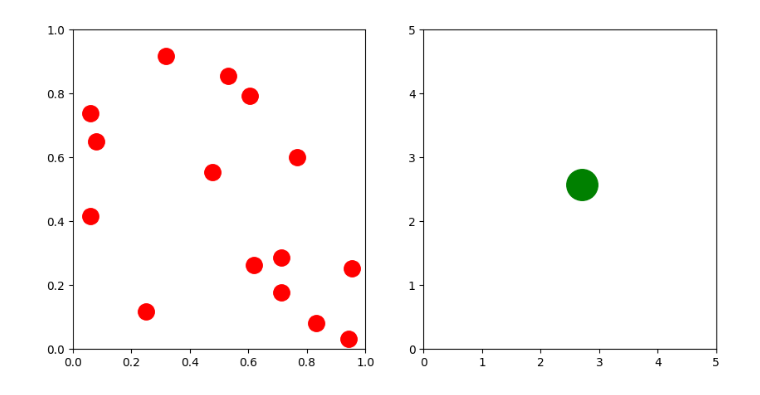
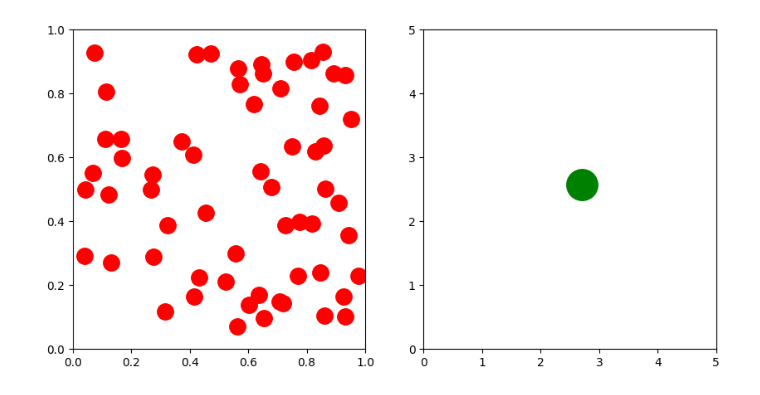
Before and after one commit to daniel-mcdermott/PHY571-Brazil, a Jupyter notebook: BrazilNuts.ipynb, the cells around one changed output. Cells and saved outputs as stored; diff of their text form; code cells hidden in the pictures.

Commit message:
Increased Number of disks, test to see the commits working

```diff
--- a/BrazilNuts.ipynb
+++ b/BrazilNuts.ipynb
@@ -154,35 +154,35 @@ class SingleDisk:
 # Test the classes
 
 # Create Disks object
-disks = Disks(15, 0.02)
+disks = Disks(60, 0.02)
 
 # Create SingleDisk object
 pos = np.array([2.5, 2.5])
 vel = np.array([1., 0.4])
 disk = SingleDisk(0.3, 5., 5., pos, vel)
 
 # Plotting
 fig, axs = plt.subplots(1, 2, figsize=(10, 5))
 axs[0].set_xlim(0, 1)
 axs[0].set_ylim(0, 1)
 axs[1].set_xlim(0, 5)
 axs[1].set_ylim(0, 5)
 
 line_disks, = axs[0].plot([], [], 'ro', ms=14)
 line_disk, = axs[1].plot([], [], 'go', ms=27)
 
 
 def animate(i):
     disks.step(0.01)
     line_disks.set_data(disks.positions[:, 0], disks.positions[:, 1])
 
     disk.step(0.1)
     line_disk.set_data(disk.position[0], disk.position[1])
 
     return line_disks, line_disk
 
 
 anim = animation.FuncAnimation(fig, animate, interval=10, blit=True, frames=500, repeat=False)
 plt.show()
 # %% [output]
-[figure, old version]
+[figure, new version]
```
